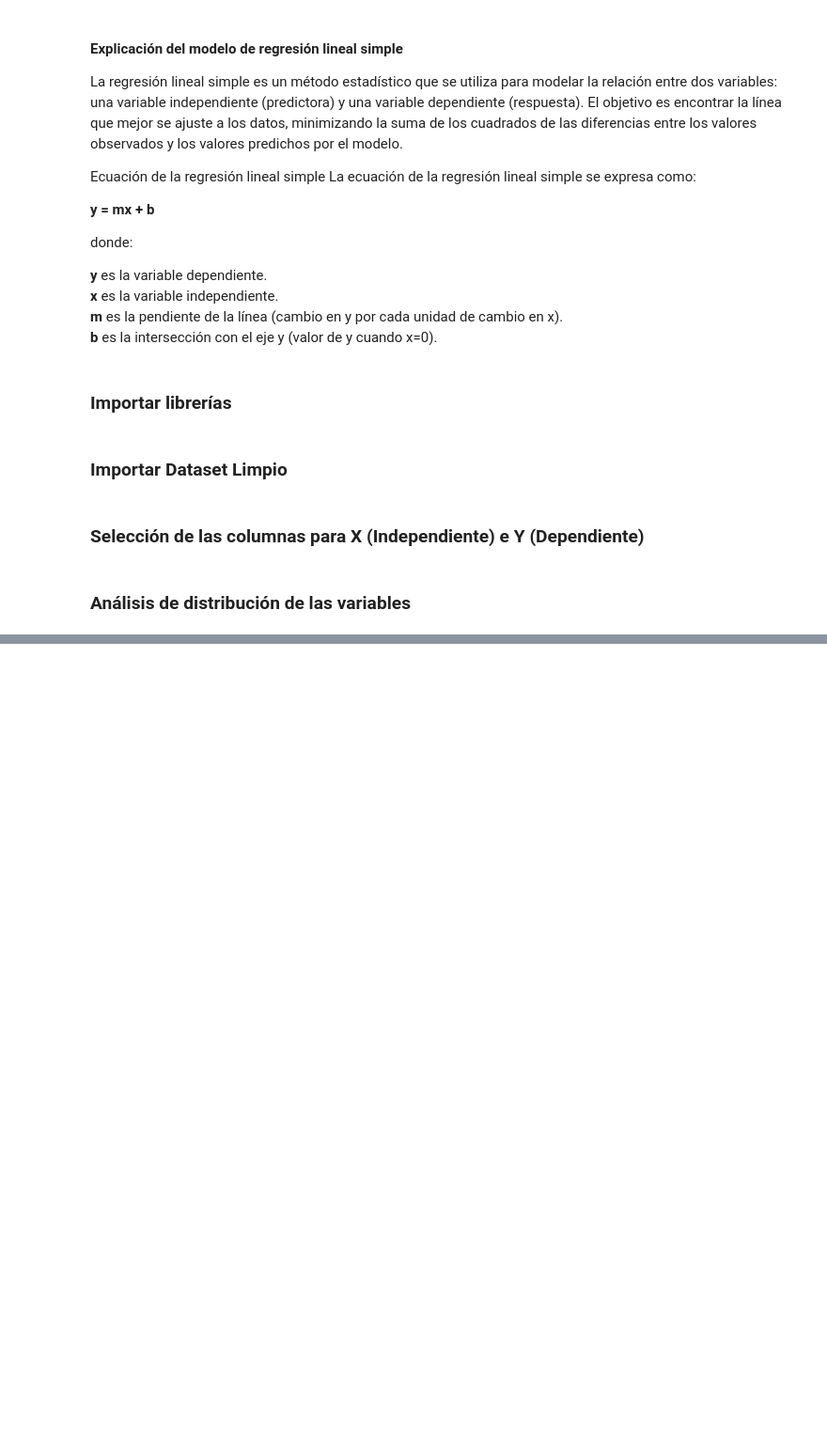
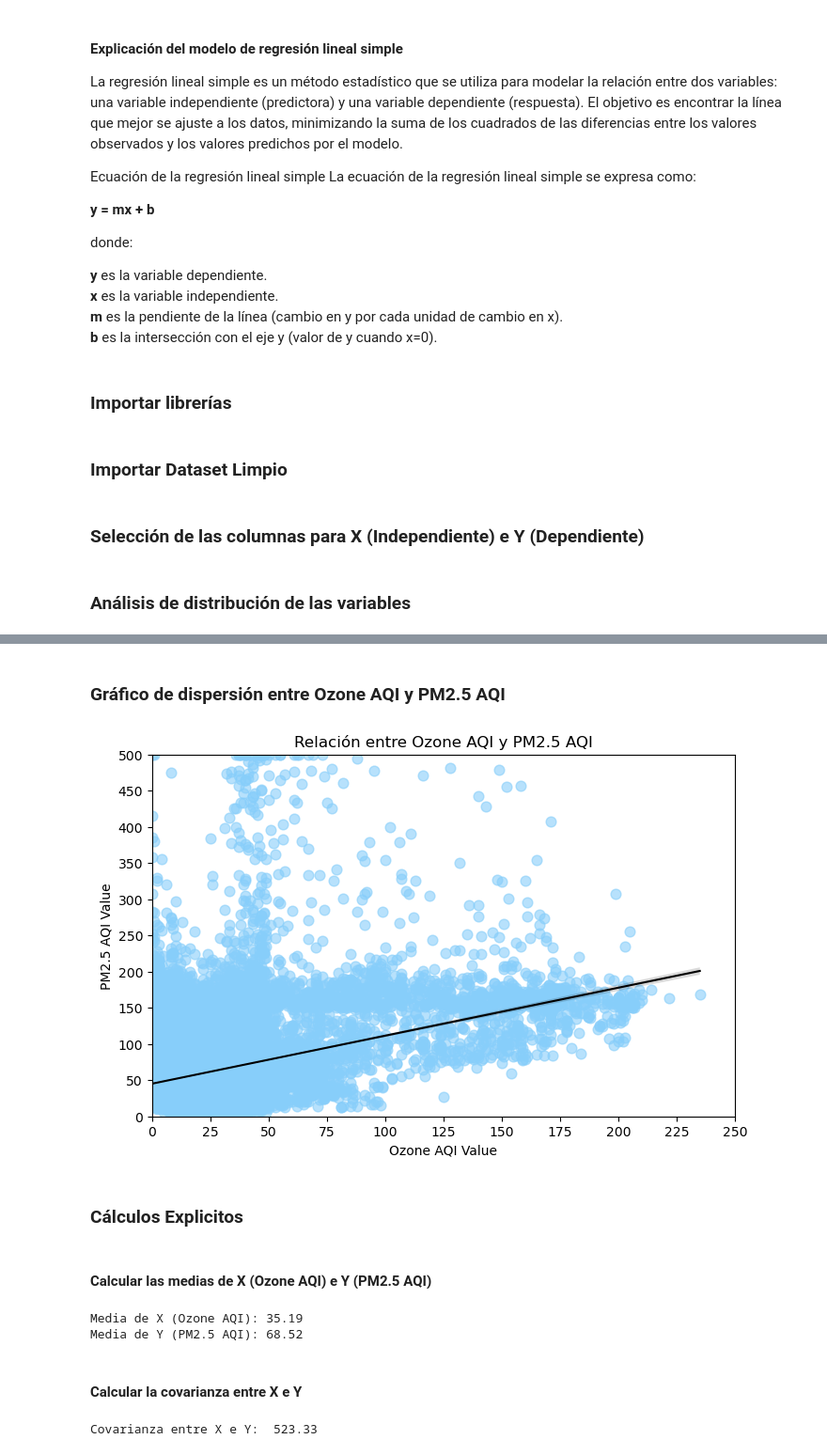
Before and after one commit to ctobar96/Global-Air-Pollution-, a Jupyter notebook: notebooks/004_Regresion_Lineal.ipynb, the cells around one changed output, grey strips where cells are left out. Shown at 94% size. Saved outputs shown, nothing was run; the diff lists cells and outputs as text; code cells hidden in the pictures; blank space fills up the shorter version.

```diff
--- a/notebooks/004_Regresion_Lineal.ipynb
+++ b/notebooks/004_Regresion_Lineal.ipynb
@@ -53,0 +71,47 @@ plt.figure(figsize=(14,6))
+# %% [markdown]
+### Gráfico de dispersión entre Ozone AQI y PM2.5 AQI
+# %%
+plt.figure(figsize=(8,5))
+sns.regplot(
+    x= X,
+    y= Y,
+   scatter_kws= {
+       'alpha': 0.6,
+       's': 60, # Tamaño de los puntos
+       'color': 'lightskyblue'
+   },
+   line_kws= {'color': 'black', 'lw': 1.5} # Línea de tendencia
+)
+
+# Modificar los intervalos en el eje X y Y
+plt.xticks(np.arange(0, 275, 25))  # Valores de 25 en 25 en el eje X
+plt.yticks(np.arange(0, 550, 50))  # Valores de 25 en 25 en el eje Y
+
+plt.xlim(0, 250)  # Límite del eje X de 0 a 500
+plt.ylim(0, 500)  # Límite del eje Y de 0 a 300
+
+plt.title('Relación entre Ozone AQI y PM2.5 AQI')
+plt.xlabel('Ozone AQI Value')
+plt.ylabel('PM2.5 AQI Value')
+plt.show()
+# %% [output]
+[figure, added]
+# %% [markdown]
+### Cálculos Explicitos
+# %% [markdown]
+#### Calcular las medias de X (Ozone AQI) e Y (PM2.5 AQI)
+# %%
+mean_X = np.mean(X)
+mean_Y = np.mean(Y)
+print(f"Media de X (Ozone AQI): {mean_X:.2f}")
+print(f"Media de Y (PM2.5 AQI): {mean_Y:.2f}")
+# %% [output]
+Media de X (Ozone AQI): 35.19
+Media de Y (PM2.5 AQI): 68.52
+# %% [markdown]
+#### Calcular la covarianza entre X e Y
+# %%
+cov_XY = np.cov(X, Y)[0, 1]
+print(f"Covarianza entre X e Y: {cov_XY:.2f}")
+# %% [output]
+Covarianza entre X e Y:  523.33
```
Also changed, not shown: parts of 13 cells of this notebook.
